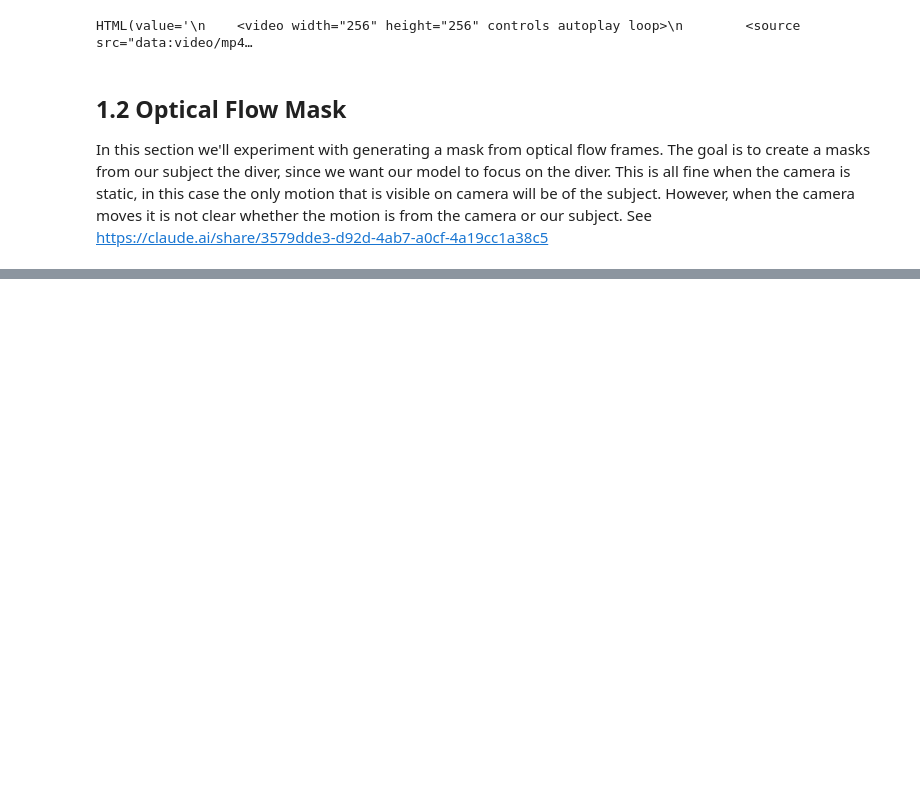
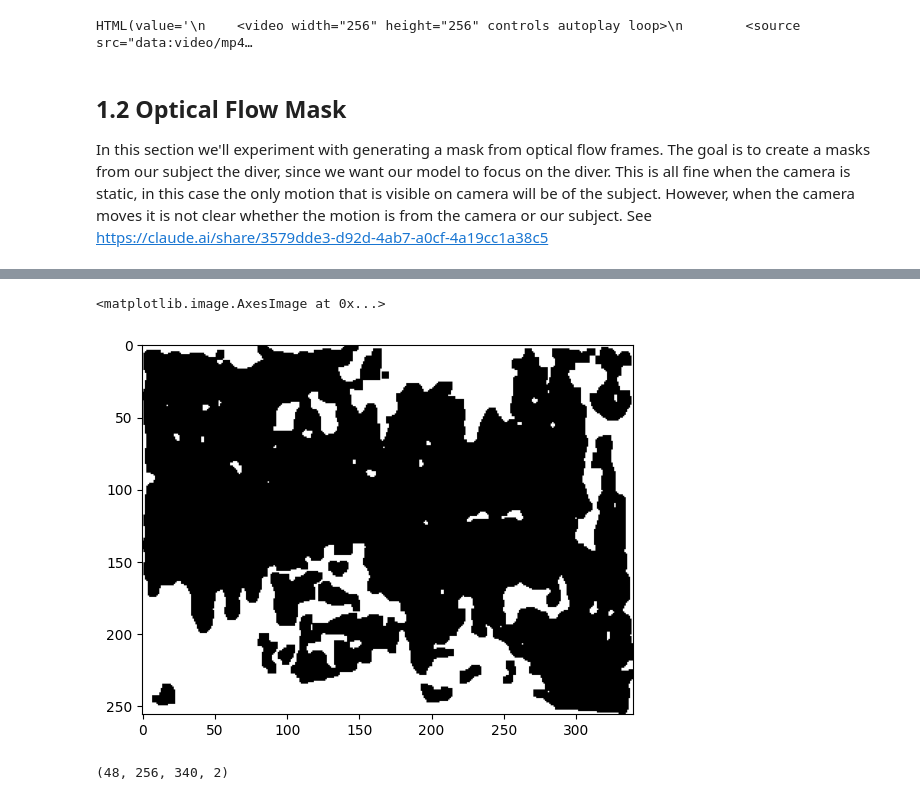
Before and after one commit to sirTomasson/diveslowlearnfast, a Jupyter notebook: notebooks/OGL.ipynb, the cells around one changed output, grey strips where cells are left out. Saved outputs shown, nothing was run; the diff lists cells and outputs as text; code cells hidden in the pictures; blank space fills up the shorter version.

```diff
--- a/notebooks/OGL.ipynb
+++ b/notebooks/OGL.ipynb
@@ -134,0 +196,10 @@ In this section we'll experiment with generating a mask from optical flow frames
+# %%
+subject_mask = cv2.morphologyEx(subject_mask.astype(np.uint8), cv2.MORPH_CLOSE, np.ones((5, 5)))
+plt.imshow(subject_mask, cmap='gray')
+# %% [output]
+<matplotlib.image.AxesImage at 0x...>
+[figure, added]
+# %%
+flow_video.shape
+# %% [output]
+(48, 256, 340, 2)
```
Also changed, not shown: parts of 66 cells of this notebook, 4 other files.
